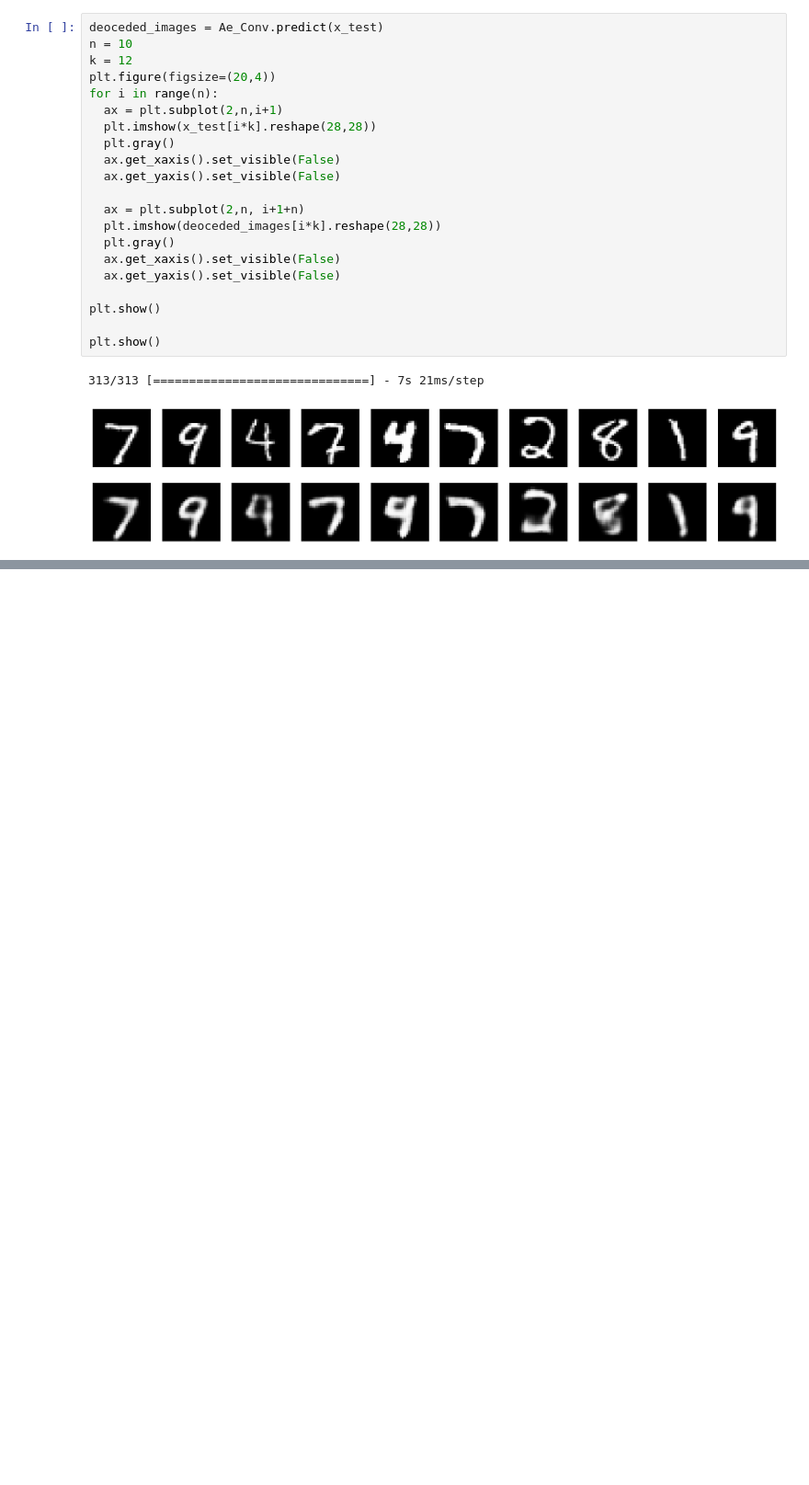
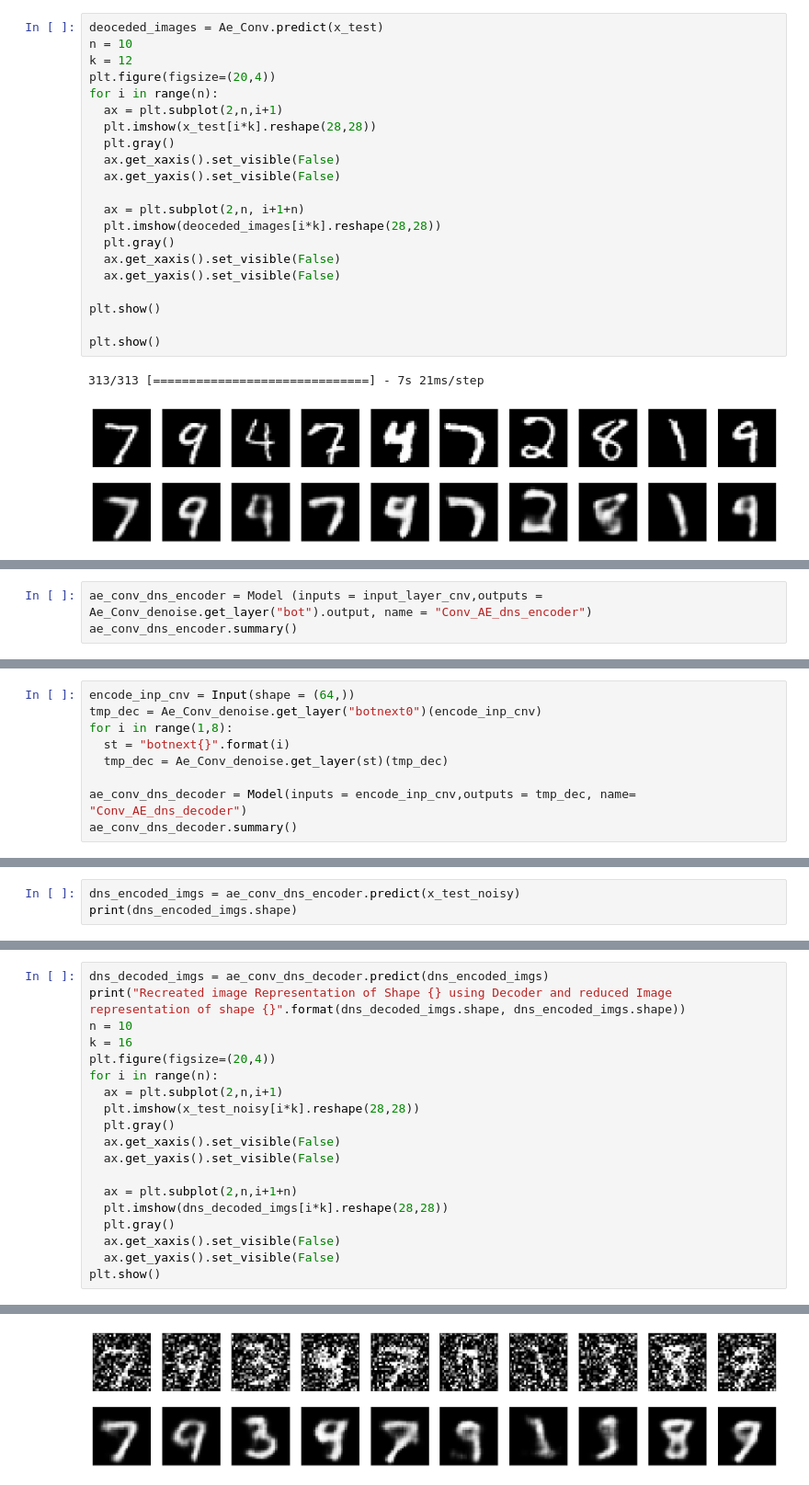
Before and after one commit to fikhan/ExampleMachineLearningNotebooks, a Jupyter notebook: HTS_AutoEncoder.ipynb, the cells around one changed output, grey strips where cells are left out. Shown: that part at 92% size. Cells and saved outputs as stored; diff of their text form; blank space fills up the shorter version.

```diff
--- a/HTS_AutoEncoder.ipynb
+++ b/HTS_AutoEncoder.ipynb
@@ -394,0 +475,3 @@ plt.show()
+# %%
+ae_conv_dns_encoder = Model (inputs = input_layer_cnv,outputs = Ae_Conv_denoise.get_layer("bot").output, name = "Conv_AE_dns_encoder")
+ae_conv_dns_encoder.summary()
@@ -394,0 +496,9 @@ plt.show()
+# %%
+encode_inp_cnv = Input(shape = (64,))
+tmp_dec = Ae_Conv_denoise.get_layer("botnext0")(encode_inp_cnv)
+for i in range(1,8):
+  st = "botnext{}".format(i)
+  tmp_dec = Ae_Conv_denoise.get_layer(st)(tmp_dec)
+
+ae_conv_dns_decoder = Model(inputs = encode_inp_cnv,outputs = tmp_dec, name= "Conv_AE_dns_decoder")
+ae_conv_dns_decoder.summary()
@@ -394,0 +552,3 @@ plt.show()
+# %%
+dns_encoded_imgs = ae_conv_dns_encoder.predict(x_test_noisy)
+print(dns_encoded_imgs.shape)
@@ -394,0 +558,20 @@ plt.show()
+# %%
+dns_decoded_imgs = ae_conv_dns_decoder.predict(dns_encoded_imgs)
+print("Recreated image Representation of Shape {} using Decoder and reduced Image representation of shape {}".format(dns_decoded_imgs.shape, dns_encoded_imgs.shape))
+n = 10
+k = 16
+plt.figure(figsize=(20,4))
+for i in range(n):
+  ax = plt.subplot(2,n,i+1)
+  plt.imshow(x_test_noisy[i*k].reshape(28,28))
+  plt.gray()
+  ax.get_xaxis().set_visible(False)
+  ax.get_yaxis().set_visible(False)
+
+  ax = plt.subplot(2,n,i+1+n)
+  plt.imshow(dns_decoded_imgs[i*k].reshape(28,28))
+  plt.gray()
+  ax.get_xaxis().set_visible(False)
+  ax.get_yaxis().set_visible(False)
+plt.show()
+# %% [output]
@@ -394,0 +580 @@ plt.show()
+[figure, added]
```
Also changed, not shown: parts of 11 cells of this notebook.
